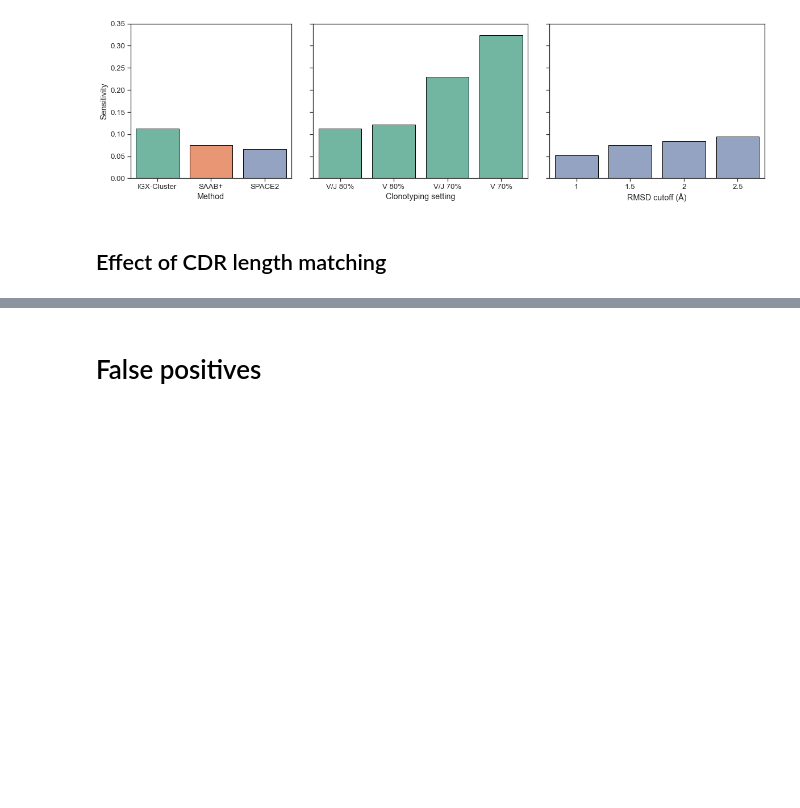
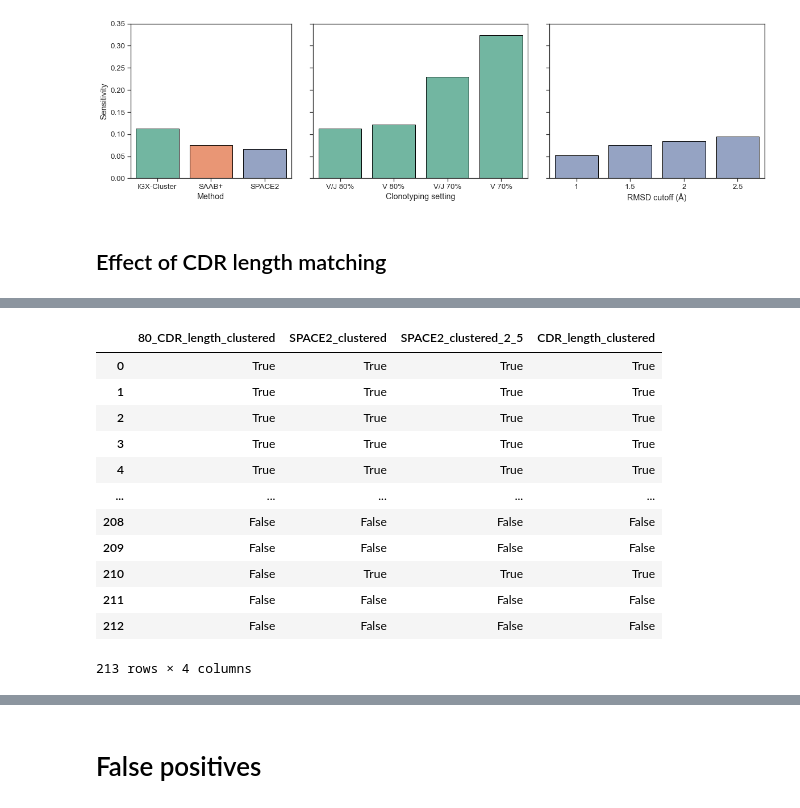
Before and after one commit to kathiwaury/clustering-comparison, a Jupyter notebook: code/07_sensitivity_precision_analysis.ipynb, the cells around one changed output, grey strips where cells are left out. Saved outputs shown, nothing was run; the diff lists cells and outputs as text; code cells hidden in the pictures; blank space fills up the shorter version.

```diff
--- a/code/07_sensitivity_precision_analysis.ipynb
+++ b/code/07_sensitivity_precision_analysis.ipynb
@@ -440,4 +487,20 @@ plt.savefig(os.path.dirname(os.getcwd()) + "/figs/Sensitivity.png", dpi=300,
 # %%
-clustered_length = pd.concat([clustered_default["SPACE2_clustered"], cluster_comparison["80_CDR_length_clustered"],
-    cluster_comparison["CDR_length_clustered"]], axis=1)
+clustered_length = pd.concat([cluster_comparison["80_CDR_length_clustered"], clustered_default["SPACE2_clustered"],
+    cluster_comparison["SPACE2_clustered_2_5"], cluster_comparison["CDR_length_clustered"]], axis=1)
+
+clustered_length
+# %% [output]
+|  | 80_CDR_length_clustered | SPACE2_clustered | SPACE2_clustered_2_5 | CDR_length_clustered |
+| 0 | True | True | True | True |
+| 1 | True | True | True | True |
+| 2 | True | True | True | True |
+| 3 | True | True | True | True |
+| 4 | True | True | True | True |
+| ... | ... | ... | ... | ... |
+| 208 | False | False | False | False |
+| 209 | False | False | False | False |
+| 210 | False | True | True | True |
+| 211 | False | False | False | False |
+| 212 | False | False | False | False |
+213 rows × 4 columns
 # %%
```
Also changed, not shown: parts of 9 cells of this notebook, 1 other file.
